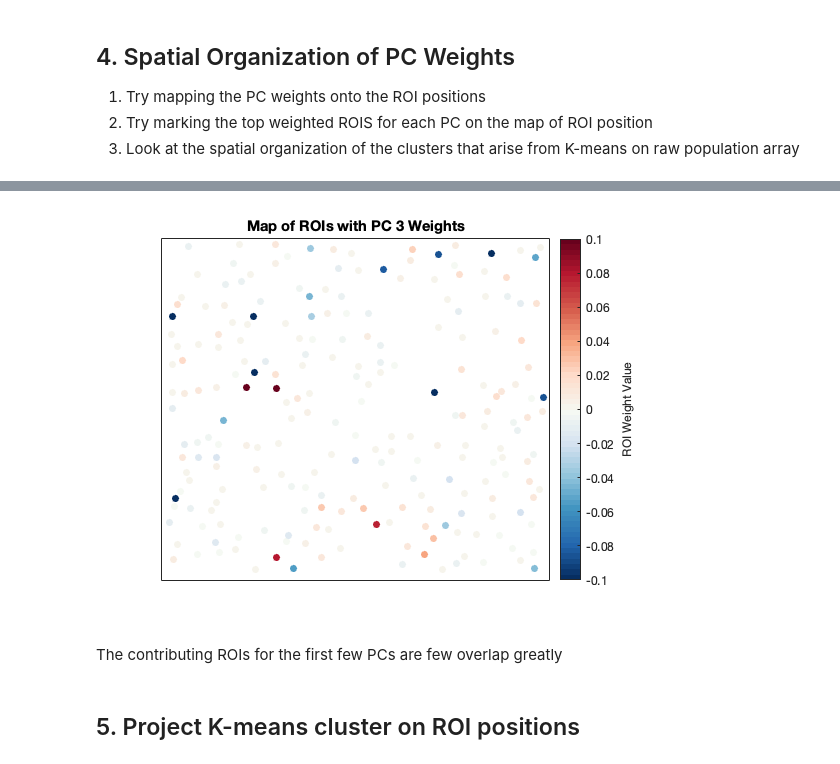
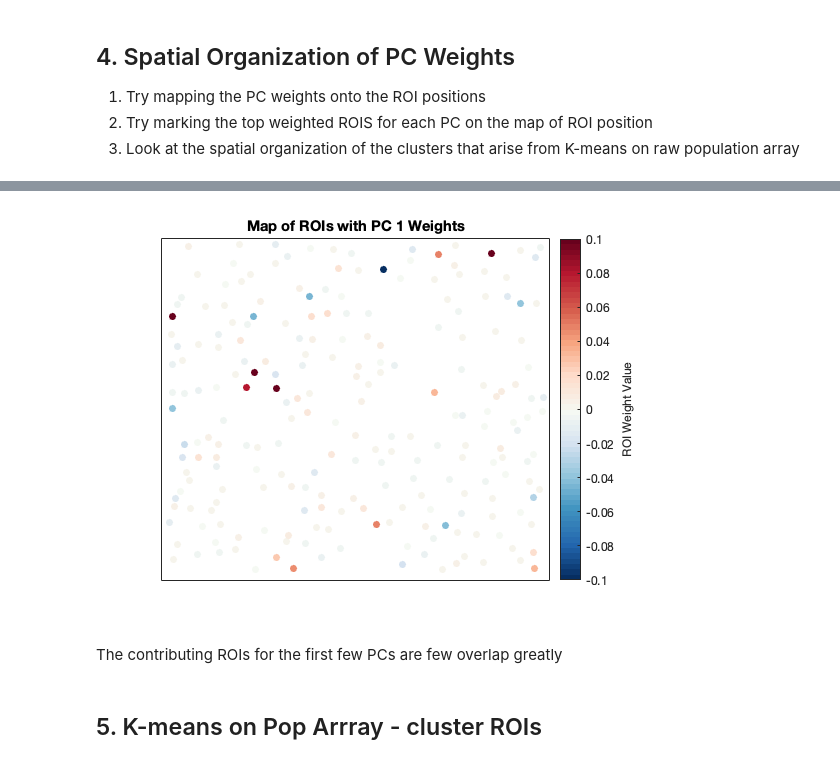
Before and after one commit to neurogomez/neural_ensemble_identification, a Jupyter notebook: 02b_Ensemble_Identification.ipynb, the cells around one changed output, grey strips where cells are left out. Saved outputs shown, nothing was run; the diff lists cells and outputs as text; code cells hidden in the pictures.

```diff
--- a/02b_Ensemble_Identification.ipynb
+++ b/02b_Ensemble_Identification.ipynb
@@ -183,14 +212,14 @@ xlabel('ROI')
 # %%
 % 2. Map of PC weights on ROI positions
 
 %Plot ROIs and PC Loadings 4
-PC = 3;
+PC = 1;
 plot_ROIlabel(x_pst, y_pst, PCA_allstim.coeff(:,PC), ['Map of ROIs with PC ', num2str(PC), ' Weights'])
 % z = zscore(PCA_allstim.coeff(:,PC));
 % plot(z)
 # %% [output]
-[figure, old version]
+[figure, new version]
 # %% [markdown]
 The contributing ROIs for the first few PCs are few overlap greatly
 # %% [markdown]
-## 5. Project K-means cluster on ROI positions
+## 5. K-means on Pop Arrray - cluster ROIs
```
Also changed, not shown: parts of 13 cells of this notebook, 14 other files.
